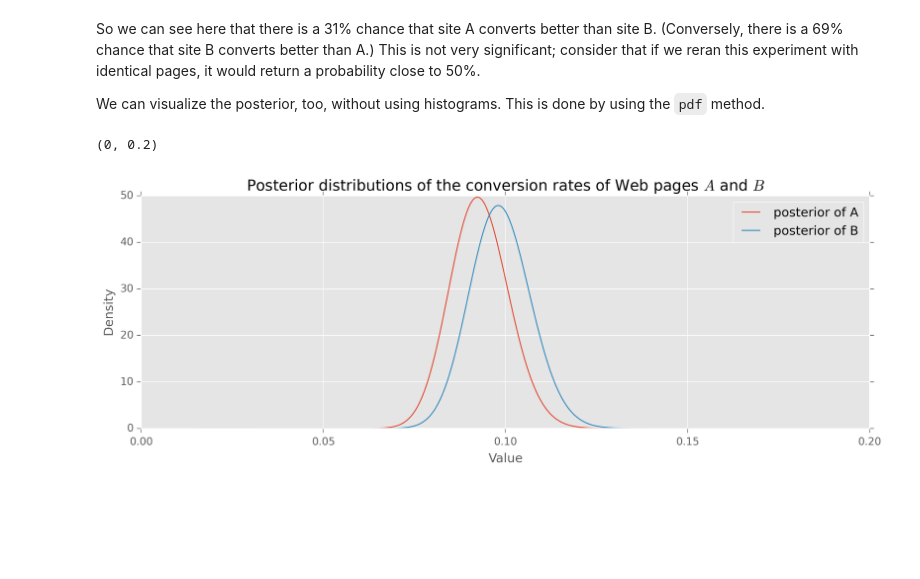
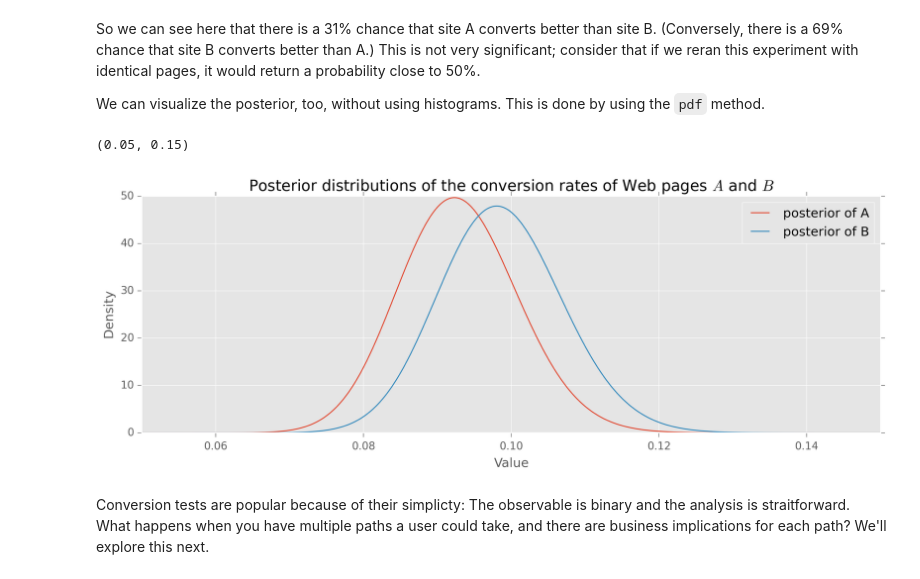
Before and after one commit to doolingdavid/Probabilistic-Programming-and-Bayesian-Methods-for-Hackers, a Jupyter notebook: ABNOTES.ipynb, the cells around one changed output. Drawn from its saved outputs; the diff is of its cells as text; code cells hidden in the pictures; blank space fills up the shorter version.

```diff
--- a/ABNOTES.ipynb
+++ b/ABNOTES.ipynb
@@ -568,18 +568,20 @@ We can visualize the posterior, too, without using histograms. This is done by u
 # %%
 %matplotlib inline
 from IPython.core.pylabtools import figsize
 from matplotlib import pyplot as plt
 figsize(12.5, 4)
 plt.rcParams['savefig.dpi'] = 300
 plt.rcParams['figure.dpi'] = 300
 x = np.linspace(0,1, 5000)
 plt.plot(x, posterior_A.pdf(x), label='posterior of A')
 plt.plot(x, posterior_B.pdf(x), label='posterior of B')
 plt.xlabel('Value')
 plt.ylabel('Density')
 plt.title("Posterior distributions of the conversion rates of Web pages $A$ and $B$")
 plt.legend()
-plt.xlim(0,.2)
+plt.xlim(0.05,.15)
 # %% [output]
-(0, 0.2)
+(0.05, 0.15)
-[figure, old version]
+[figure, new version]
+# %% [markdown]
+Conversion tests are popular because of their simplicty: The observable is binary and the analysis is straitforward. What happens when you have multiple paths a user could take, and there are business implications for each path? We'll explore this next.
```
Also changed, not shown: parts of 1 cell of this notebook.
